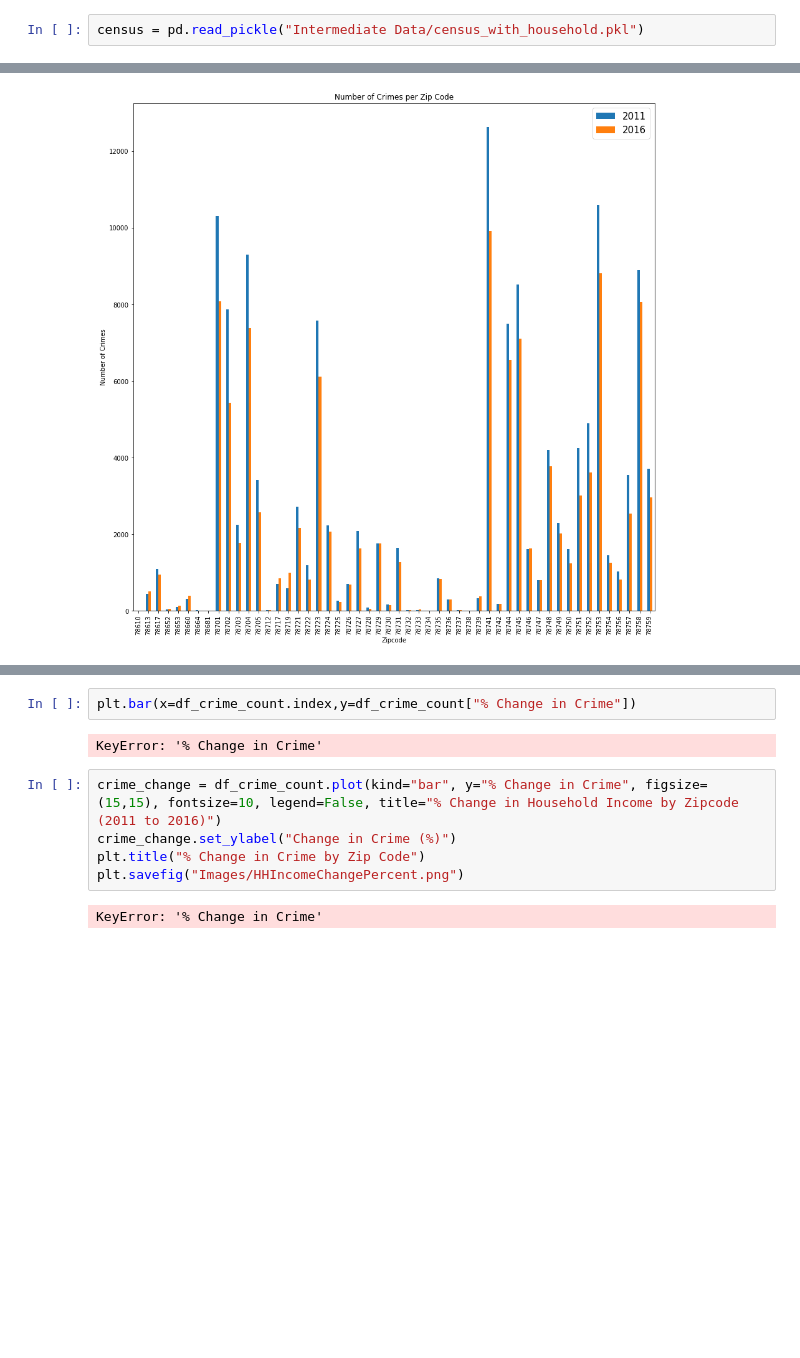
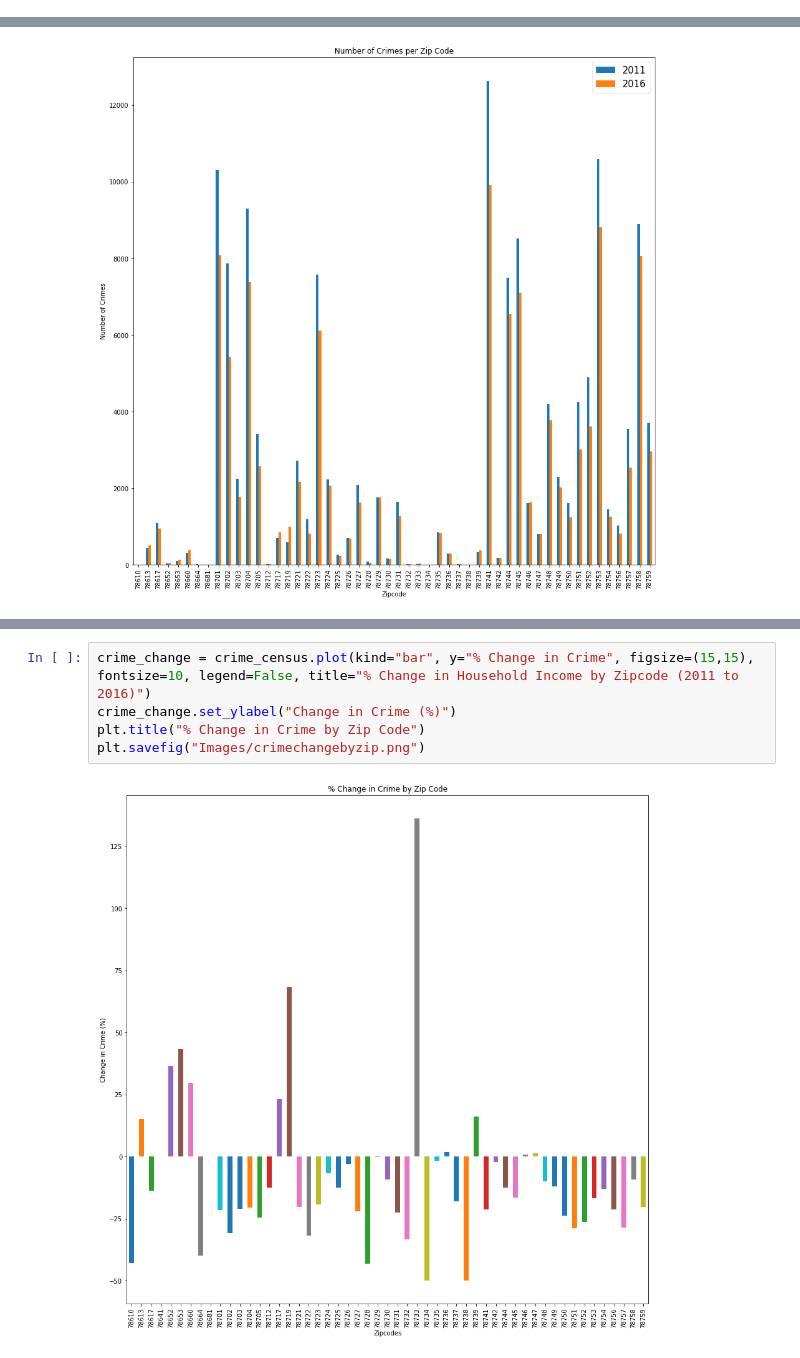
Before and after one commit to Kerrykova/Project1, a Jupyter notebook: Visualizations.ipynb, the cells around one changed output, grey strips where cells are left out. Drawn from its saved outputs; the diff is of its cells as text; blank space fills up the shorter version.

```diff
--- a/Visualizations.ipynb
+++ b/Visualizations.ipynb
@@ -156,8 +139,6 @@ print(zipcode_difference)
 53
 52
 ['78640']
-# %%
-census = pd.read_pickle("Intermediate Data/census_with_household.pkl")
 # %%
 crime_narrowed_2011_drop = crime_narrowed_2011.drop(1394611)
 crime_count_2011_drop = crime_narrowed_2011_drop["Zip Code"].value_counts()
@@ -194,17 +175,13 @@ crime_census.head()
 | 78617 | 18572.0 | 28.8 | 44334.0 | 14975.0 | 26126.0 | ... |
 | 78641 | 43655.0 | 32.2 | 67683.0 | 27738.0 | 55933.0 | ... |
 | 78652 | 4256.0 | 39.1 | 79107.0 | 37908.0 | 4919.0 | ... |
-# %%
-plt.bar(x=df_crime_count.index,y=df_crime_count["% Change in Crime"])
-# %% [output]
-KeyError: '% Change in Crime'
 # %%
-crime_change = df_crime_count.plot(kind="bar", y="% Change in Crime", figsize=(15,15), fontsize=10, legend=False, title="% Change in Household Income by Zipcode (2011 to 2016)")
+crime_change = crime_census.plot(kind="bar", y="% Change in Crime", figsize=(15,15), fontsize=10, legend=False, title="% Change in Household Income by Zipcode (2011 to 2016)")
 crime_change.set_ylabel("Change in Crime (%)")
 plt.title("% Change in Crime by Zip Code")
-plt.savefig("Images/HHIncomeChangePercent.png")
+plt.savefig("Images/crimechangebyzip.png")
 # %% [output]
-KeyError: '% Change in Crime'
+[figure, added]
 # %%
 crime_census.plot(kind='scatter', x='PC % Income Increase/Decrease', y="% Change in Crime")
 plt.title("% Change in Crime vs % Change in Per Capita Income")
```
Also changed, not shown: parts of 11 cells of this notebook.
